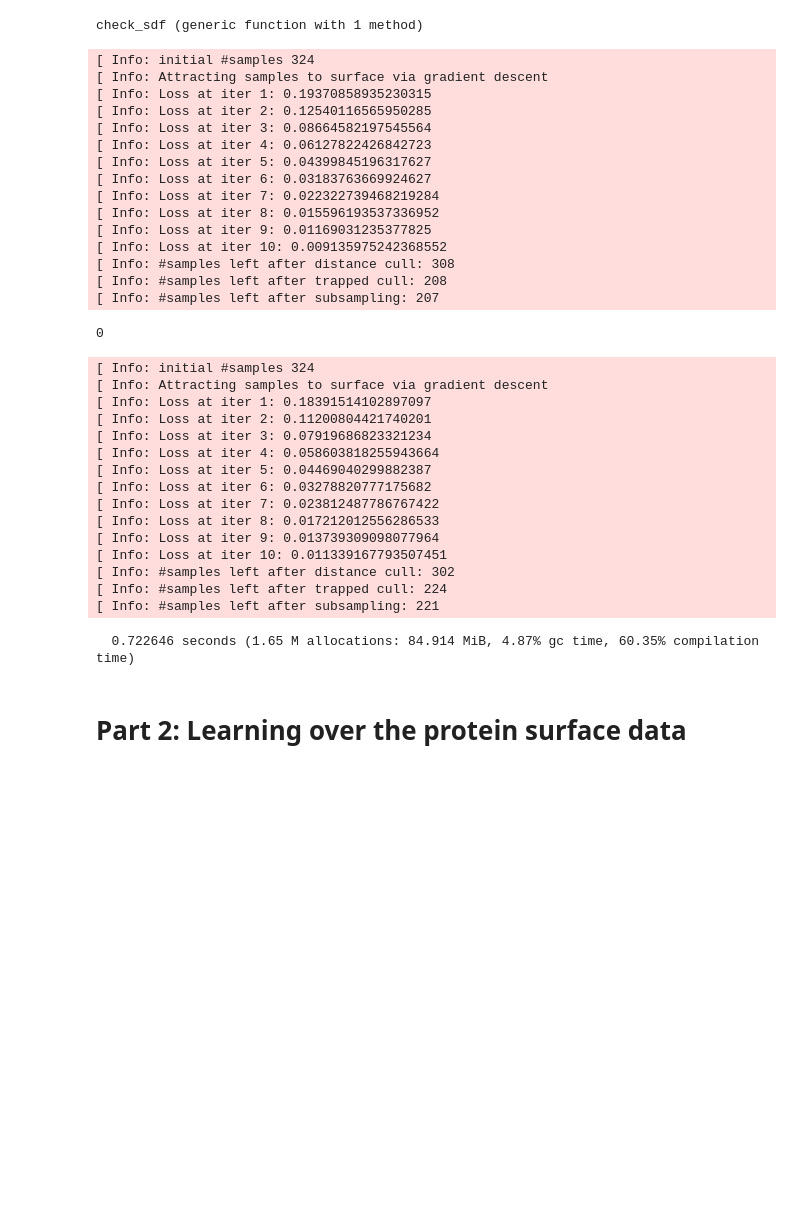
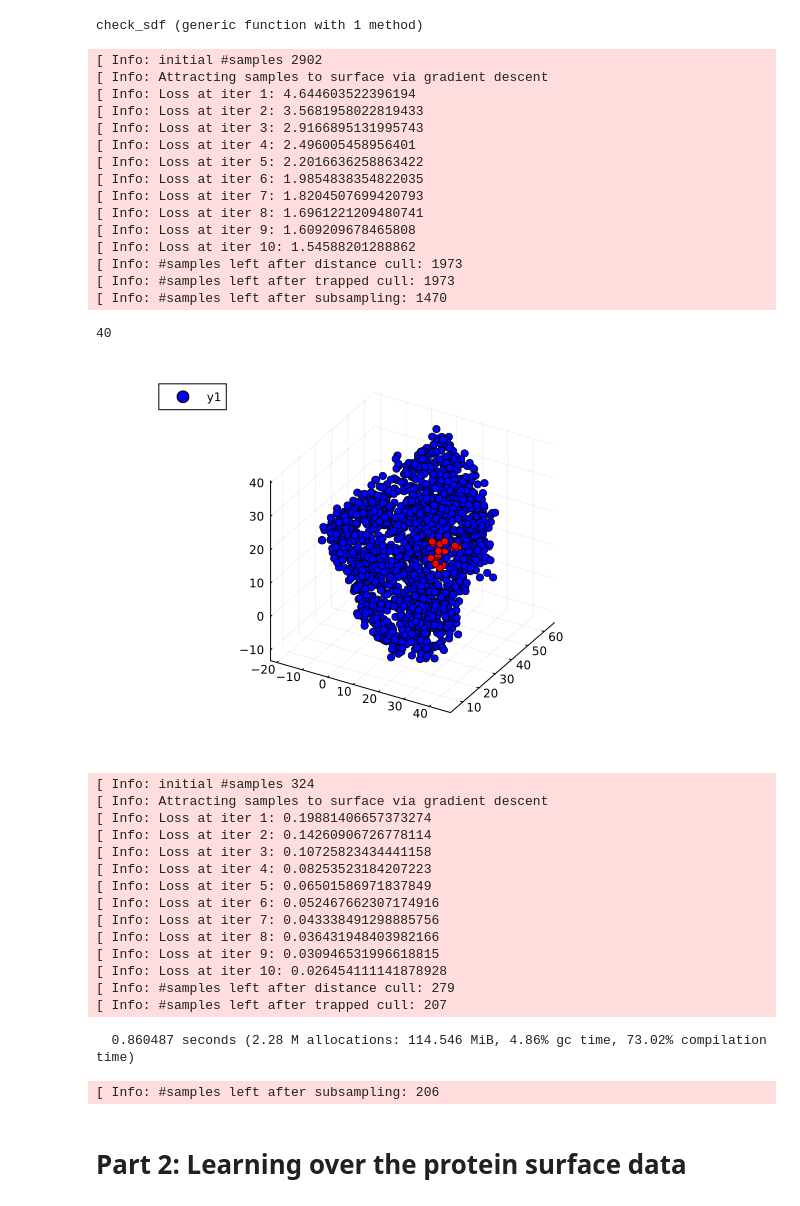
Before and after one commit to nifets/dMaSIF-ligand, a Jupyter notebook: dMasif_experiments.ipynb, the cells around one changed output. Drawn from its saved outputs; the diff is of its cells as text; code cells hidden in the pictures; blank space fills up the shorter version.

```diff
--- a/dMasif_experiments.ipynb
+++ b/dMasif_experiments.ipynb
@@ -145,7 +149,7 @@ function get_atom_data(struc::StructuralElement)
     return coords, types, adp_coords
 end
 
-struc = read("data/1AE4.pdb", PDB)
+struc = read("data/1BUP.pdb", PDB)
 coords, types, adp_coords = get_atom_data(struc)
 display(struc)
 # %% [output]
@@ -247,7 +254,7 @@ end
 check_sdf (generic function with 1 method)
 # %%
 function sample_surface(coords, radii;
-                        samples_per_atom=1, num_iters=10, step_size=3.0, error_margin=0.3,
+                        samples_per_atom=1, num_iters=10, step_size=2.0, error_margin=0.3,
                         batch_size=2000)
     A = size(coords, 2)
     B = samples_per_atom
@@ -309,21 +316,21 @@ end
 radii = RADII[types]
 x, normals = sample_surface(coords, radii);
 # %% [output]
-[ Info: initial #samples 324
+[ Info: initial #samples 2902
 [ Info: Attracting samples to surface via gradient descent
-[ Info: Loss at iter 1: 0.19370858935230315
-[ Info: Loss at iter 2: 0.12540116565950285
-[ Info: Loss at iter 3: 0.08664582197545564
-[ Info: Loss at iter 4: 0.06127822426842723
-[ Info: Loss at iter 5: 0.04399845196317627
-[ Info: Loss at iter 6: 0.03183763669924627
-[ Info: Loss at iter 7: 0.022322739468219284
-[ Info: Loss at iter 8: 0.015596193537336952
-[ Info: Loss at iter 9: 0.01169031235377825
-[ Info: Loss at iter 10: 0.009135975242368552
-[ Info: #samples left after distance cull: 308
-[ Info: #samples left after trapped cull: 208
-[ Info: #samples left after subsampling: 207
+[ Info: Loss at iter 1: 4.644603522396194
+[ Info: Loss at iter 2: 3.5681958022819433
+[ Info: Loss at iter 3: 2.9166895131995743
+[ Info: Loss at iter 4: 2.496005458956401
+[ Info: Loss at iter 5: 2.2016636258863422
+[ Info: Loss at iter 6: 1.9854838354822035
+[ Info: Loss at iter 7: 1.8204507699420793
+[ Info: Loss at iter 8: 1.6961221209480741
+[ Info: Loss at iter 9: 1.609209678465808
+[ Info: Loss at iter 10: 1.54588201288862
+[ Info: #samples left after distance cull: 1973
+[ Info: #samples left after trapped cull: 1973
+[ Info: #samples left after subsampling: 1470
 # %%
 # Returns for each x_i in x the indices of the kth nearest points in coords and the
 # distances to them
@@ -348,9 +355,18 @@ t = reshape(types[vec(nbh_atom_ids)], size(nbh_atom_ids))
 t_onehot = onehotbatch(t, 1:6, 2)
 inv_dists = 1 ./ dists # size = 16 x num_samples
 
-labels = knearest(x, adp_coords; k=1)[2] .< 3.0
+labels = knearest(x, adp_coords; k=1)[2] .< 10.0
 
 count(labels)
 # %% [output]
-0
+40
+# %%
+#@title Plot the resulting surface
+using Plots
+
+colours = fill("blue", size(labels))
+colours[labels] .= "red"
+scatter(x[1,:], x[2,:],x[3,:], color=vec(colours))
+# %% [output]
+[figure, added]
 # %%
@@ -473,20 +489,20 @@ end
 # %% [output]
 [ Info: initial #samples 324
 [ Info: Attracting samples to surface via gradient descent
-[ Info: Loss at iter 1: 0.18391514102897097
-[ Info: Loss at iter 2: 0.11200804421740201
-[ Info: Loss at iter 3: 0.07919686823321234
-[ Info: Loss at iter 4: 0.058603818255943664
-[ Info: Loss at iter 5: 0.04469040299882387
-[ Info: Loss at iter 6: 0.03278820777175682
-[ Info: Loss at iter 7: 0.023812487786767422
-[ Info: Loss at iter 8: 0.017212012556286533
-[ Info: Loss at iter 9: 0.013739309098077964
-[ Info: Loss at iter 10: 0.011339167793507451
-[ Info: #samples left after distance cull: 302
-[ Info: #samples left after trapped cull: 224
-[ Info: #samples left after subsampling: 221
+[ Info: Loss at iter 1: 0.19881406657373274
+[ Info: Loss at iter 2: 0.14260906726778114
+[ Info: Loss at iter 3: 0.10725823434441158
+[ Info: Loss at iter 4: 0.08253523184207223
+[ Info: Loss at iter 5: 0.06501586971837849
+[ Info: Loss at iter 6: 0.052467662307174916
+[ Info: Loss at iter 7: 0.043338491298885756
+[ Info: Loss at iter 8: 0.036431948403982166
+[ Info: Loss at iter 9: 0.030946531996618815
+[ Info: Loss at iter 10: 0.026454111141878928
+[ Info: #samples left after distance cull: 279
+[ Info: #samples left after trapped cull: 207
-  0.722646 seconds (1.65 M allocations: 84.914 MiB, 4.87% gc time, 60.35% compilation time)
+  0.860487 seconds (2.28 M allocations: 114.546 MiB, 4.86% gc time, 73.02% compilation time)
+[ Info: #samples left after subsampling: 206
 # %% [markdown]
 # Part 2: Learning over the protein surface data
 # %%
```
Also changed, not shown: parts of 10 cells of this notebook, 5 other files.
